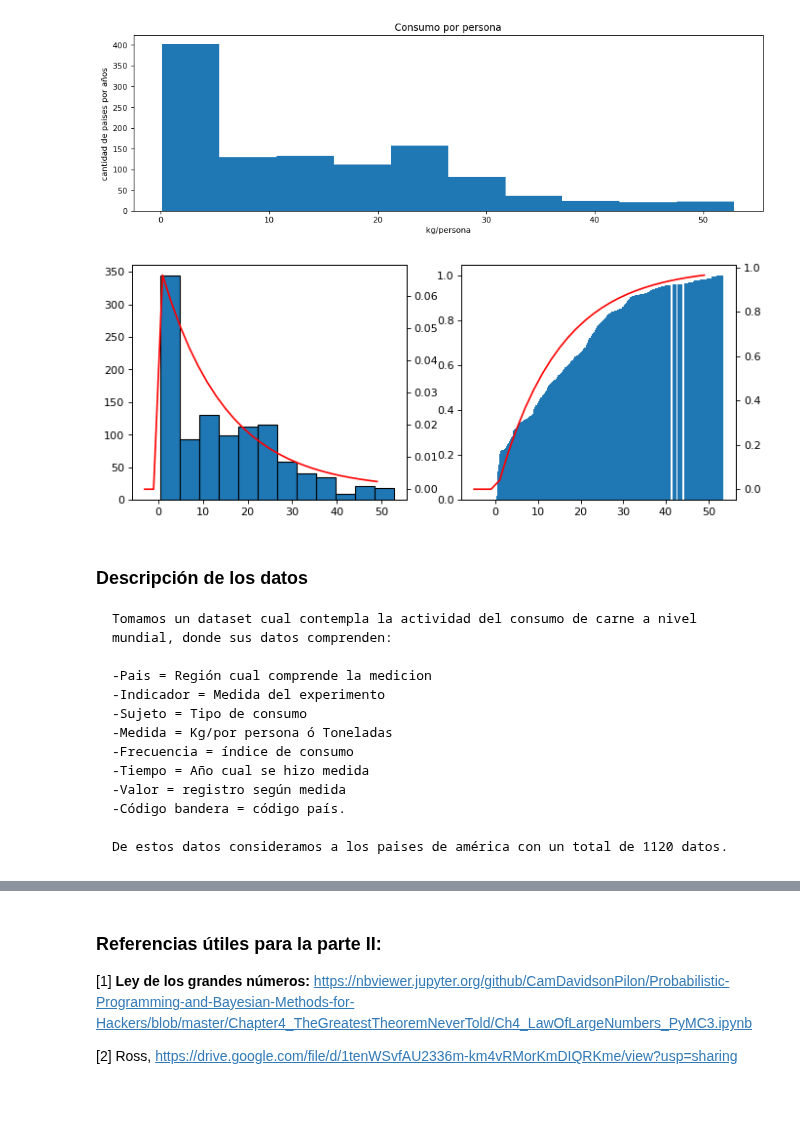
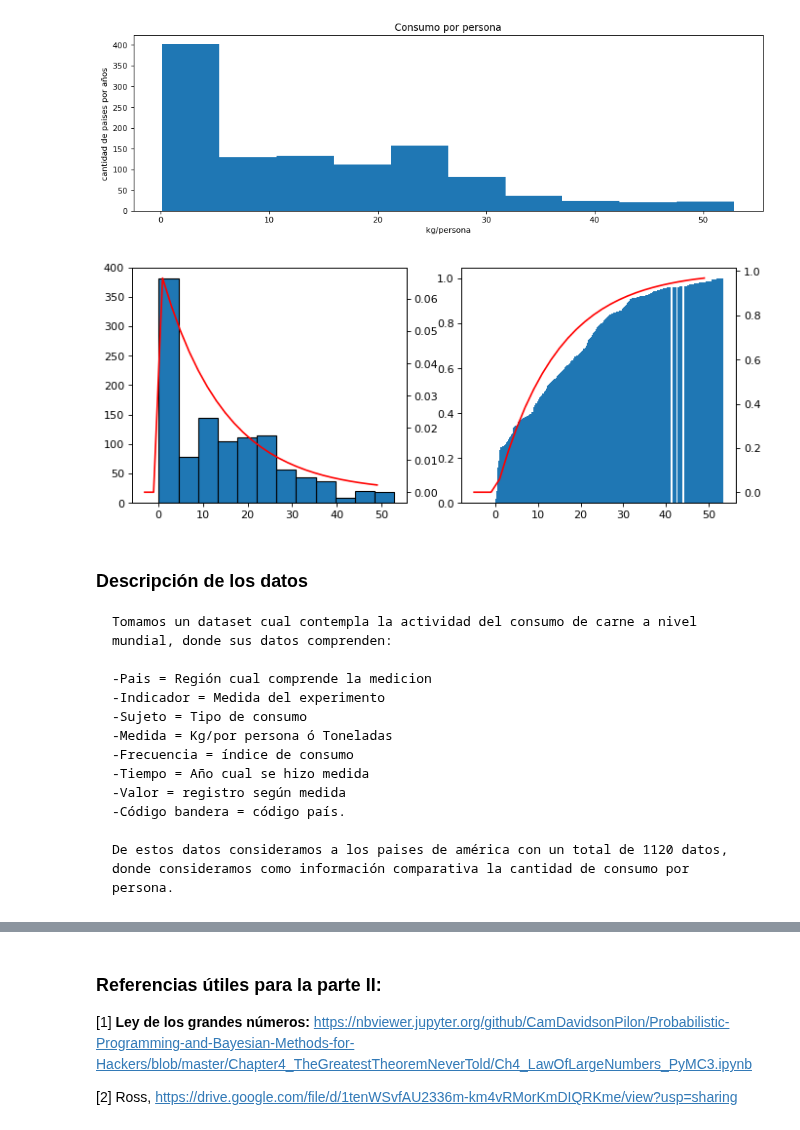
Before and after one commit to estebantejeda/INFO274, a Jupyter notebook: Proyecto/Proyecto_Unidad1.ipynb, the cells around one changed output, grey strips where cells are left out. Cells and saved outputs as stored; diff of their text form; code cells hidden in the pictures; blank space fills up the shorter version.

```diff
--- a/Proyecto/Proyecto_Unidad1.ipynb
+++ b/Proyecto/Proyecto_Unidad1.ipynb
@@ -456,34 +451,34 @@ def ecdf(data):
     y = np.arange(1, n+1) / n
     return(x,y)
 # %%
-datos = filtro1['Value']
+datos = data_c['Value']
 
 binwidth = 4
 args = stats.expon.fit(datos)
 fig, axs = plt.subplots(1, 2,figsize=(10, 4), dpi=80)
 
 axs[0].hist(datos, edgecolor = 'black', bins = int(50/binwidth))
 ax1 = axs[0].twinx()
-dvec0 = []
+vec = range(-5,50,2)
+dvec0=[]
 
-x, cum_exp = ecdf(datos)
 
 for i in vec:
     dvec0.append(stats.expon.pdf(x=i, loc=args[0], scale=args[1]))
 
 ax1.plot(vec[1:],dvec0[1:],color='red')
 
 axs[1].bar(x+0.3,cum_exp)
 ## probabilidad teórica
 ax2 = axs[1].twinx()
 
 pvec0 = []
 for i in vec:
     pvec0.append(stats.expon.cdf(x=i, loc=args[0], scale=args[1]))
 ax2.plot(vec,pvec0,color='red')
 plt.show()
 # %% [output]
-[figure, old version]
+[figure, new version]
 # %% [markdown]
 ### Descripción de los datos
 
@@ -498,4 +493,4 @@ plt.show()
     -Valor = registro según medida
     -Código bandera = código país.
 
-    De estos datos consideramos a los paises de américa con un total de 1120 datos.
+    De estos datos consideramos a los paises de américa con un total de 1120 datos, donde consideramos como información comparativa la cantidad de consumo por persona.
```
Also changed, not shown: parts of 13 cells of this notebook.
